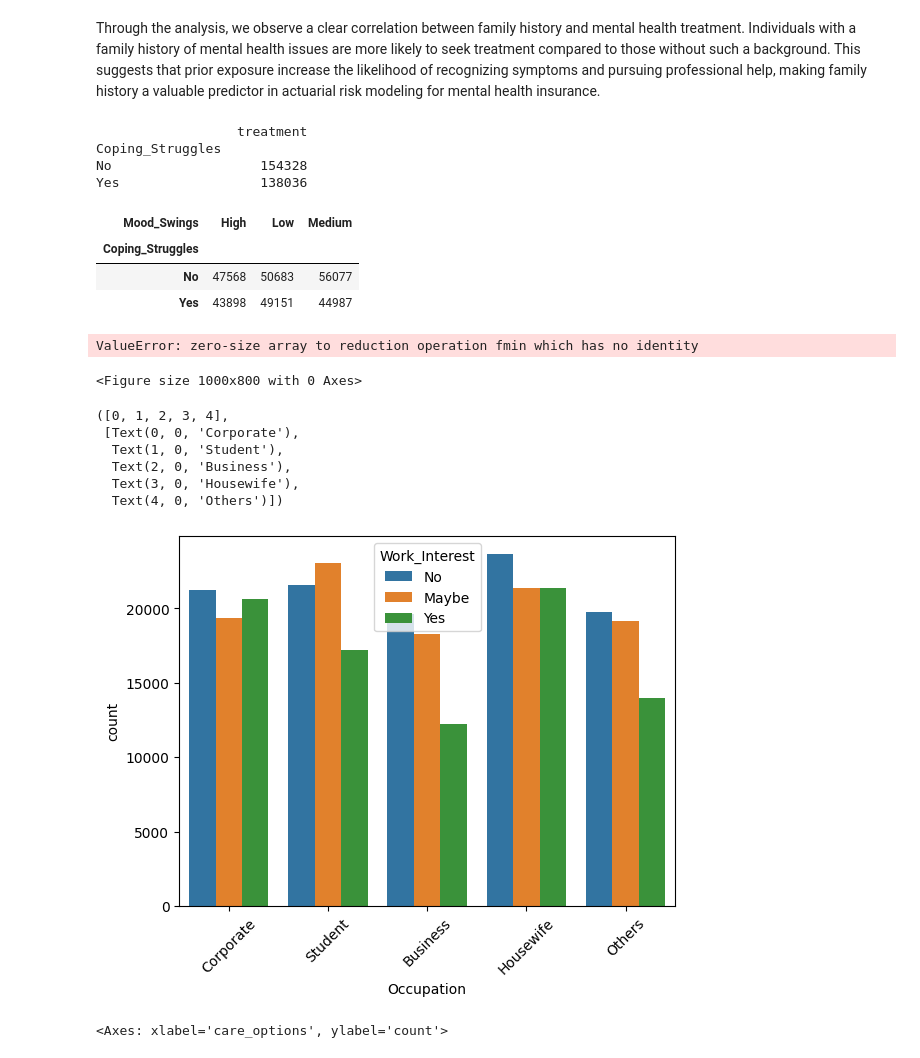
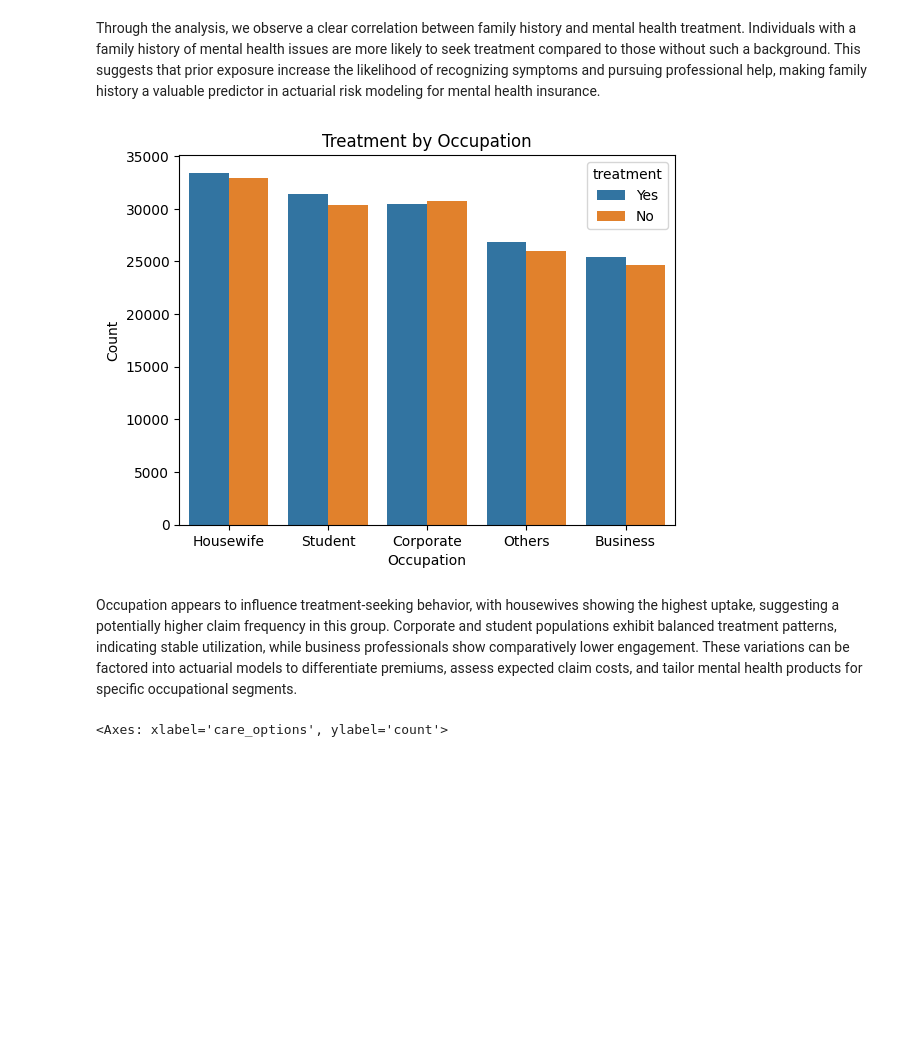
Before and after one commit to joseph-4640/mental-segmentation, a Jupyter notebook: mental.ipynb, the cells around one changed output. Cells and saved outputs as stored; diff of their text form; code cells hidden in the pictures; blank space fills up the shorter version.

```diff
--- a/mental.ipynb
+++ b/mental.ipynb
@@ -44,9 +42,16 @@ replace Mental Health Dataset.csv? [y]es, [n]o, [A]ll, [N]one, [r]ename: y
 We'll write a wrangle function that reads in our csv data from kaggle into our dataframe
 # %%
 def wrangle(filepath):
+
   # Read CSV file
   df = pd.read_csv(filepath)
 
+  # Change names of columns to lowercas
+  df.columns = df.columns.str.lower()
+
+  # Drop "timestamp" column
+  df = df.drop(columns="timestamp")
+
   return df
 # %%
 df = wrangle("/content/Mental Health Dataset.csv")
@@ -108,52 +113,16 @@ plt.show()
 [figure]
 # %% [markdown]
 Through the analysis, we observe a clear correlation between family history and mental health treatment. Individuals with a family history of mental health issues are more likely to seek treatment compared to those without such a background. This suggests that prior exposure increase the likelihood of recognizing symptoms and pursuing professional help, making family history a valuable predictor in actuarial risk modeling for mental health insurance.
-# %%
-pivot_table = pd.pivot_table(df, values='treatment', index='Coping_Struggles', aggfunc='')
-print(pivot_table)
-# %% [output]
-                  treatment
-Coping_Struggles
-No                   154328
-Yes                  138036
-# %%
-cross = pd.pivot_table(df, values='treatment', index='Coping_Struggles', columns='Mood_Swings', aggfunc='count')
-
-# Highlight the maximum value in each column
-styled_cross = cross.style.highlight_max(axis=0)
-
-display(styled_cross)
-# %% [output]
-| Mood_Swings | High | Low | Medium |
-| Coping_Struggles |  |  |  |
-| No | 47568 | 50683 | 56077 |
-| Yes | 43898 | 49151 | 44987 |
-# %%
-# Drop non-numeric columns, such as 'Timestamp', before calculating correlation
-numeric_df = df.drop(columns=['Timestamp'])
-
-# Select only numeric columns for correlation
-numeric_cols = numeric_df.select_dtypes(include=['number'])
-
-plt.figure(figsize=(10, 8))
-sns.heatmap(numeric_cols.corr(), annot=True, cmap='coolwarm')
-plt.title('Correlation between mental health predictors')
-plt.show()
-# %% [output]
-ValueError: zero-size array to reduction operation fmin which has no identity
-<Figure size 1000x800 with 0 Axes>
 # %%
-top_jobs = df['Occupation'].value_counts().nlargest(5).index
-sns.countplot(x='Occupation', hue='Work_Interest', data=df[df['Occupation'].isin(top_jobs)])
-plt.xticks(rotation=45)
+sns.countplot(x='occupation', hue='treatment', data=df, order=df['occupation'].value_counts().index)
+plt.xlabel("Occupation")
+plt.ylabel("Count")
+plt.title("Treatment by Occupation")
+plt.show()
 # %% [output]
-([0, 1, 2, 3, 4],
- [Text(0, 0, 'Corporate'),
-  Text(1, 0, 'Student'),
-  Text(2, 0, 'Business'),
-  Text(3, 0, 'Housewife'),
-  Text(4, 0, 'Others')])
-[figure, old version]
+[figure, new version]
+# %% [markdown]
+Occupation appears to influence treatment-seeking behavior, with housewives showing the highest uptake, suggesting a potentially higher claim frequency in this group. Corporate and student populations exhibit balanced treatment patterns, indicating stable utilization, while business professionals show comparatively lower engagement. These variations can be factored into actuarial models to differentiate premiums, assess expected claim costs, and tailor mental health products for specific occupational segments.
 # %%
 sns.countplot(x='care_options', hue='treatment', data=df)
 # %% [output]
```
Also changed, not shown: parts of 5 cells of this notebook.
